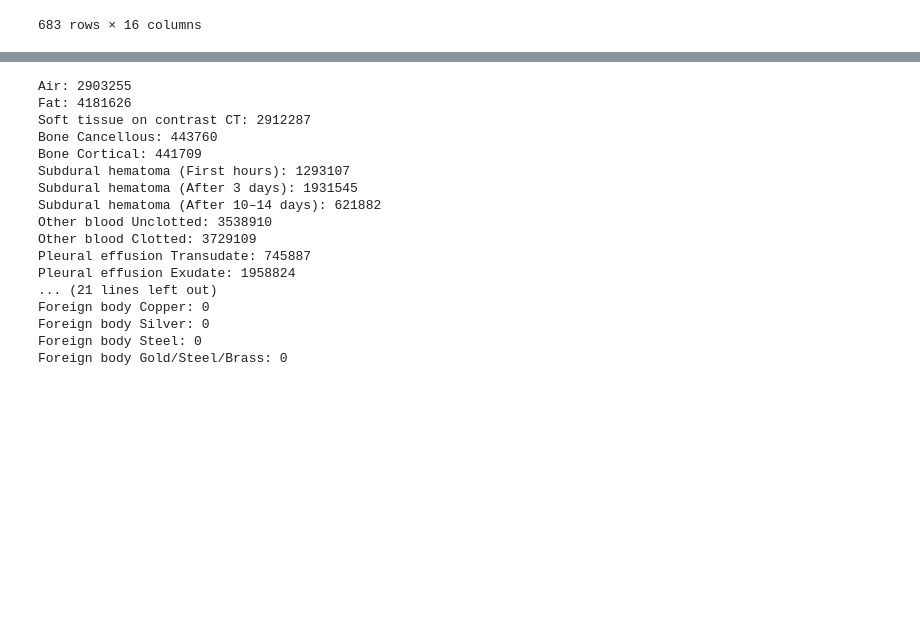
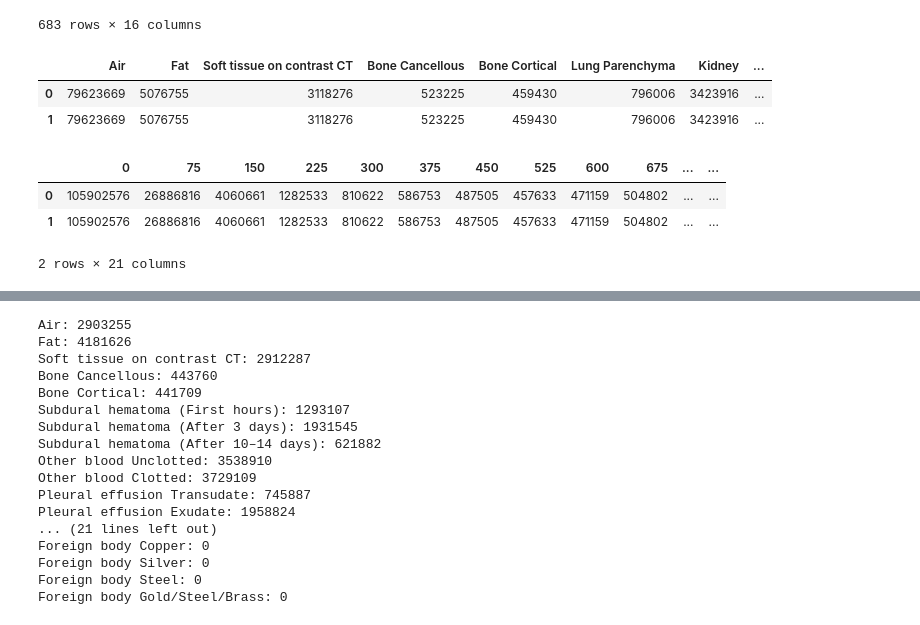
Before and after one commit to Justin-SG/inferring_body_weight_from_ct_scans, a Jupyter notebook: 3_Data_Preparation/Justin/Segmentation_test.ipynb, the cells around one changed output, grey strips where cells are left out. Saved outputs shown, nothing was run; the diff lists cells and outputs as text; code cells hidden in the pictures; blank space fills up the shorter version.

Commit message:
Modelling for bincount and segmentation

```diff
--- a/3_Data_Preparation/Justin/Segmentation_test.ipynb
+++ b/3_Data_Preparation/Justin/Segmentation_test.ipynb
@@ -314,3 +314,20 @@ dicom_file
 | 681 | ANONYM-BI33HV_441 | 80 | M | 69.0 | 1.78 | Stamm | 512 | 512 | 293 | ... |
 | 682 | ANONYM-BI33HV_442 | 72 | M | 95.0 | 1.73 | Stamm | 512 | 512 | 623 | ... |
 683 rows × 16 columns
+# %%
+path = "../../Data/bincount_HU_df.feather"
+bincount_df = pd.read_feather(path)
+bincount_df
+# %% [output]
+|  | Air | Fat | Soft tissue on contrast CT | Bone Cancellous | Bone Cortical | Lung Parenchyma | Kidney | ... |
+| 0 | 79623669 | 5076755 | 3118276 | 523225 | 459430 | 796006 | 3423916 | ... |
+| 1 | 79623669 | 5076755 | 3118276 | 523225 | 459430 | 796006 | 3423916 | ... |
+# %%
+path = "../../Data/bincount_STEP_75_df.feather"
+bincount_df = pd.read_feather(path)
+bincount_df
+# %% [output]
+|  | 0 | 75 | 150 | 225 | 300 | 375 | 450 | 525 | 600 | 675 | ... | ... |
+| 0 | 105902576 | 26886816 | 4060661 | 1282533 | 810622 | 586753 | 487505 | 457633 | 471159 | 504802 | ... | ... |
+| 1 | 105902576 | 26886816 | 4060661 | 1282533 | 810622 | 586753 | 487505 | 457633 | 471159 | 504802 | ... | ... |
+2 rows × 21 columns
```
Also changed, not shown: parts of 1 cell of this notebook, 5 other files.
